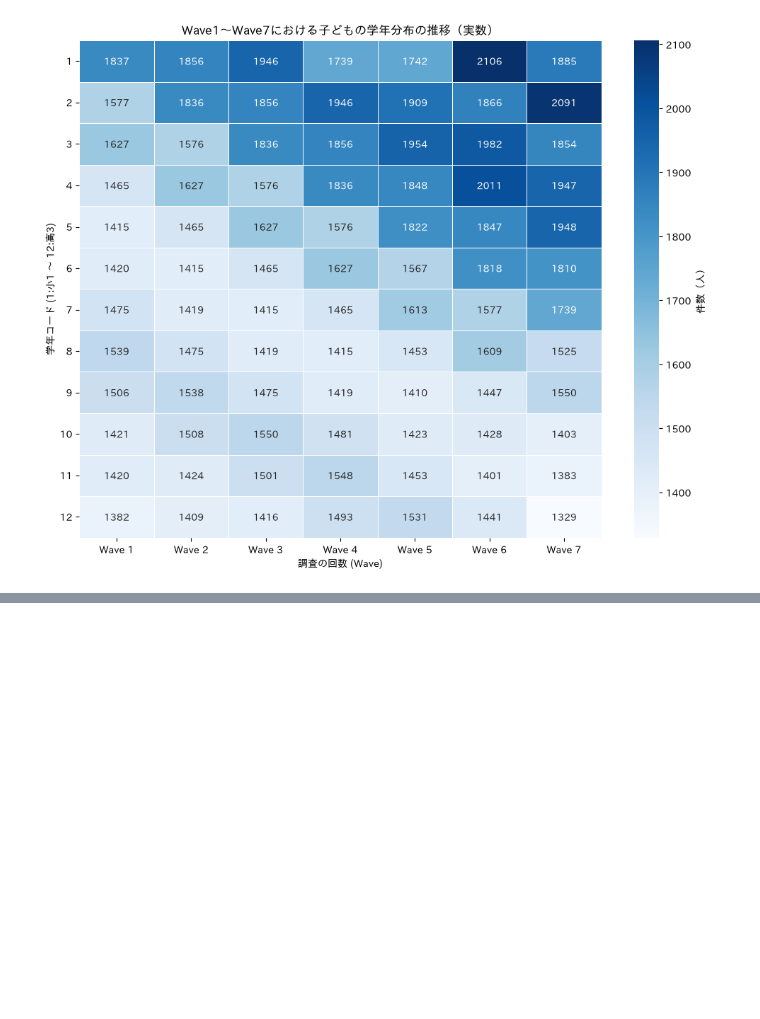
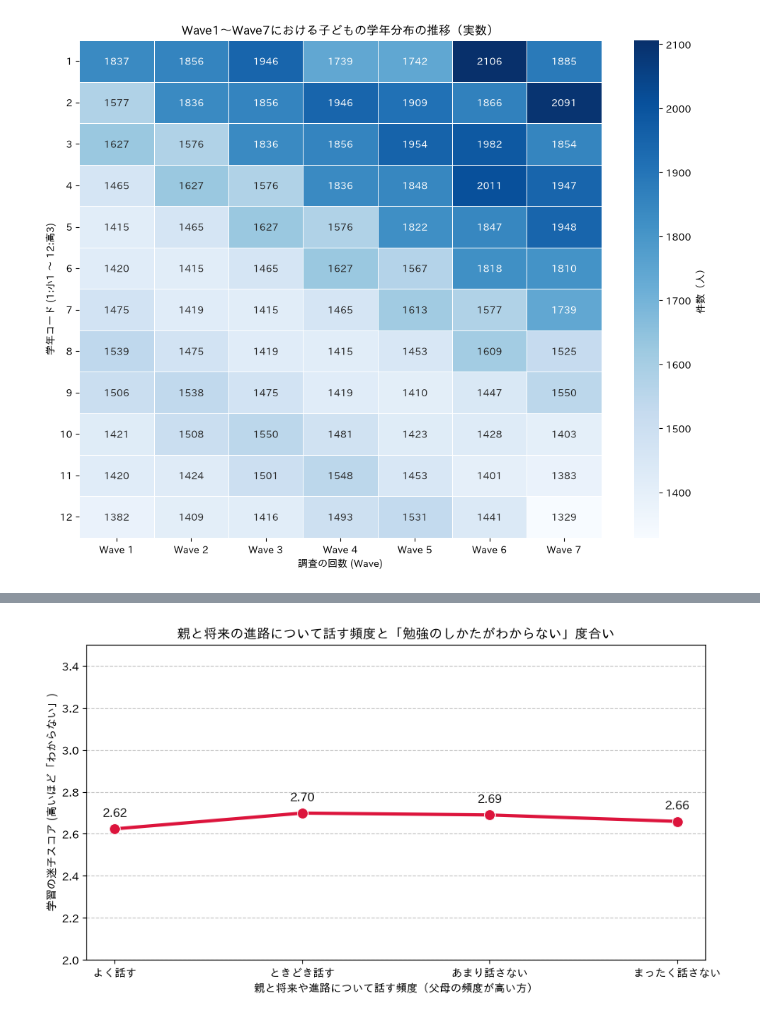
Before and after one commit to KyosukeNagai/DataScienceCompetition, a Jupyter notebook: Calculate.ipynb, the cells around one changed output, grey strips where cells are left out. Saved outputs shown, nothing was run; the diff lists cells and outputs as text; code cells hidden in the pictures; blank space fills up the shorter version.

```diff
--- a/Calculate.ipynb
+++ b/Calculate.ipynb
@@ -835,0 +952,48 @@ plt.show()
+# %%
+# =========================================================
+# 修正版：集計案3：「進路の会話」と「行動の迷子」の関係
+# =========================================================
+
+# 列名のスペースの数（表記揺れ）を実際のデータセットに合わせました
+columns_talk = [
+    'w6c_  父との会話：将来や進路のこと',   # ※スペース2つ
+    'w6c_  母との会話：将来や進路のこと',   # ※スペース2つ
+    'w6c_ 性格・特性：上手な勉強のしかたがわからない' # ※スペース1つ
+]
+
+df_talk = df[columns_talk].copy()
+df_talk = df_talk.replace([7777, 8888, 9999], np.nan)
+
+# 父か母、どちらか会話頻度が高い方（数値が小さい方）を採用する
+df_talk['talk_future'] = df_talk[['w6c_  父との会話：将来や進路のこと', 'w6c_  母との会話：将来や進路のこと']].min(axis=1)
+df_talk = df_talk.dropna(subset=['talk_future', 'w6c_ 性格・特性：上手な勉強のしかたがわからない'])
+
+# スコアの反転（数値が大きいほど「迷子になっている」状態にする）
+# 元データ：1(あてはまる) 〜 4(あてはまらない)
+df_talk['lost_in_learning_score'] = 5 - df_talk['w6c_ 性格・特性：上手な勉強のしかたがわからない']
+
+talk_labels = {1.0: 'よく話す', 2.0: 'ときどき話す', 3.0: 'あまり話さない', 4.0: 'まったく話さない'}
+df_talk['talk_freq'] = df_talk['talk_future'].map(talk_labels)
+
+# グラフのX軸の並び順を指定
+order_talk = ['よく話す', 'ときどき話す', 'あまり話さない', 'まったく話さない']
+summary_talk = df_talk.groupby('talk_freq')['lost_in_learning_score'].mean().reindex(order_talk).reset_index()
+
+plt.figure(figsize=(9, 5))
+sns.lineplot(x='talk_freq', y='lost_in_learning_score', data=summary_talk, marker='o', linewidth=3, markersize=10, color='crimson')
+plt.title('親と将来の進路について話す頻度と「勉強のしかたがわからない」度合い')
+plt.xlabel('親と将来や進路について話す頻度（父母の頻度が高い方）')
+plt.ylabel('学習の迷子スコア (高いほど「わからない」)')
+plt.ylim(2.0, 3.5)
+plt.grid(axis='y', linestyle='--', alpha=0.7)
+
+# 各点に数値を表示
+for i in range(summary_talk.shape[0]):
+    plt.text(i, summary_talk['lost_in_learning_score'][i] + 0.05,
+             f"{summary_talk['lost_in_learning_score'][i]:.2f}",
+             ha='center', va='bottom', fontsize=11, color='black')
+
+plt.tight_layout()
+plt.show()
+# %% [output]
+[figure, added]
```
Also changed, not shown: parts of 5 cells of this notebook.
